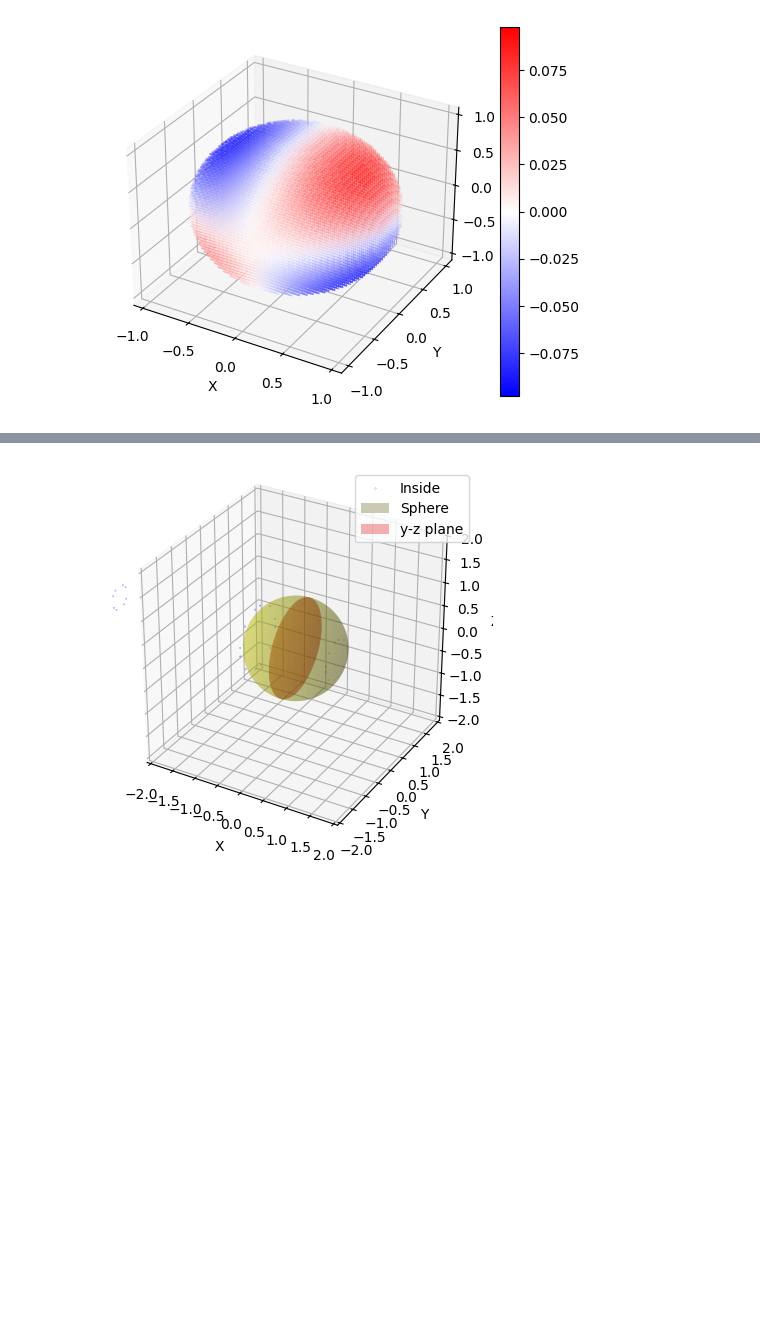
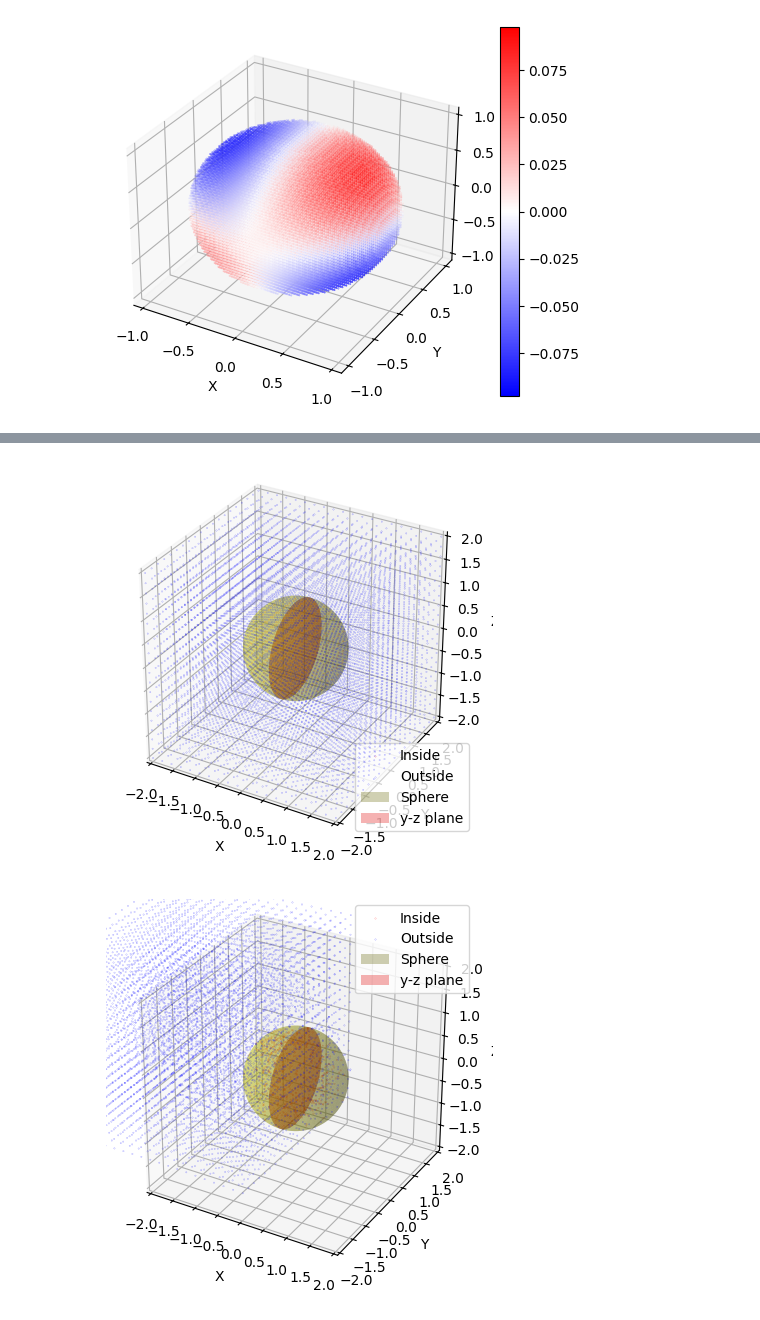
Before and after one commit to zhizhiL/merging_3D, a Jupyter notebook: integrate_path_3d.ipynb, the cells around one changed output, grey strips where cells are left out. Cells and saved outputs as stored; diff of their text form; code cells hidden in the pictures; blank space fills up the shorter version.

```diff
--- a/integrate_path_3d.ipynb
+++ b/integrate_path_3d.ipynb
@@ -20,7 +20,7 @@ zp0 = np.linspace(-2, 2, particle_line_density)
 
 XP0, YP0, ZP0 = np.meshgrid(xp0, yp0, zp0, indexing='ij')
 
-St0 = 0.1
+St0 = 1
 R0 = 1
 a = R0
 # a, alpha, R, Fr, gravity = 1, 1, 2/3, 5, False
@@ -109,6 +109,7 @@ plt.show()
 [figure]
 # %%
 import advect_bubbles_3d as adv3D
+import parallel_advect_bubbles_3d as pab3d
 
 Bubbles_to_adv = np.hstack((np.arange(N0_particle)[:, np.newaxis],
                             XP0.flatten()[:, np.newaxis], YP0.flatten()[:, np.newaxis], ZP0.flatten()[:, np.newaxis],
@@ -118,5 +119,7 @@ fig = plt.figure()
 ax = fig.add_subplot(projection='3d')
 
 
-out = adv3D.advect_bubbles(Bubbles_to_adv, 0, 150, plot_path=True, this_ax=ax, color='k')
+# out = adv3D.advect_bubbles(Bubbles_to_adv, 0, 150, plot_path=True, this_ax=ax, color='k')
+
+updated_states = pab3d.main(initial_states = Bubbles_to_adv[:, 1:], t0=0.0, tf=150.0)
 # %% [output]
@@ -124,10 +127,12 @@ out = adv3D.advect_bubbles(Bubbles_to_adv, 0, 150, plot_path=True, this_ax=ax, c
 # %%
-# fig = plt.figure()
-# ax = fig.add_subplot(projection='3d')
-
+import matplotlib
+%matplotlib inline
 # ax.scatter(out[:, 0], out[:, 1], out[:, 2], s=0.1, c='k', marker='o')
 
 # Plot grid lines
+x_out = updated_states[0]
+y_out = updated_states[1]
+z_out = updated_states[2]
 
 # Create data for a sphere
 u = np.linspace(0, 2 * np.pi, 100)
@@ -138,38 +143,40 @@ z = np.outer(np.ones(np.size(u)), np.cos(v))
 
 
 
-for time in [1499]:
+for time in np.arange(0, 1501, 150):
 
-    inside = np.sqrt(out[:, 0, time]**2 + out[:, 1, time]**2 + out[:, 2, time]**2) <= R0
-    outside = np.sqrt(out[:, 0, time]**2 + out[:, 1, time]**2 + out[:, 2, time]**2) > R0
+    inside = np.sqrt(x_out[:, time]**2 + y_out[:, time]**2 + z_out[:, time]**2) <= R0
+    outside = np.sqrt(x_out[:, time]**2 + y_out[:, time]**2 + z_out[:, time]**2) > R0
 
     # inside_particles = out[inside, :, time]
     # check = np.sqrt(out[inside, 0, time]**2 + out[inside, 1, time]**2 + out[inside, 2, time]**2)
     # avg_loc = np.mean(inside_particles, axis=0)[:3]
 
     fig = plt.figure()
     ax = fig.add_subplot(111, projection='3d')
 
-    ax.scatter(out[inside, 0, time], out[inside, 1, time], out[inside, 2, time], s=0.1, c='r', marker='.', label='Inside')
-    ax.scatter(out[outside, 0, time], out[outside, 1, time], out[outside, 2, time], s=0.1, c='b', marker='.')
+    ax.scatter(x_out[inside, time], y_out[inside, time], z_out[inside, time], s=0.1, c='r', marker='.', label='Inside',    alpha=0.6)
+    ax.scatter(x_out[outside, time], y_out[outside, time], z_out[outside, time], s=0.1, c='b', marker='.', label='Outside', alpha=0.6)
+
 
     ax.plot_surface(x, y, z, color='y', alpha=0.3, label='Sphere')
     # Plot the y-z plane
     x_plane = np.zeros_like(y)  # Constant x values
     ax.plot_surface(x_plane, y, z, color='r', alpha=0.3, label='y-z plane')
 
 
     # ax.text(-4, 0, 2, 'aggregation at \n ({:.2f}, {:.2f}, {:.2f})'.format(avg_loc[0], avg_loc[1], avg_loc[2]))
     ax.legend()
     ax.set_xlim(-2, 2)
     ax.set_ylim(-2, 2)
     ax.set_zlim(-2, 2)
     ax.set_xlabel('X')
     ax.set_ylabel('Y')
     ax.set_zlabel('Z')
     ax.set_box_aspect([3,3,3])
     # plt.savefig('3Daggregation_{}.png'.format(time), dpi=300)
     plt.show()
     # plt.close()
 # %% [output]
-[figure, old version]
+[figure, new version]
+[figure, added]
```
Also changed, not shown: parts of 4 cells of this notebook, 1 other file.
